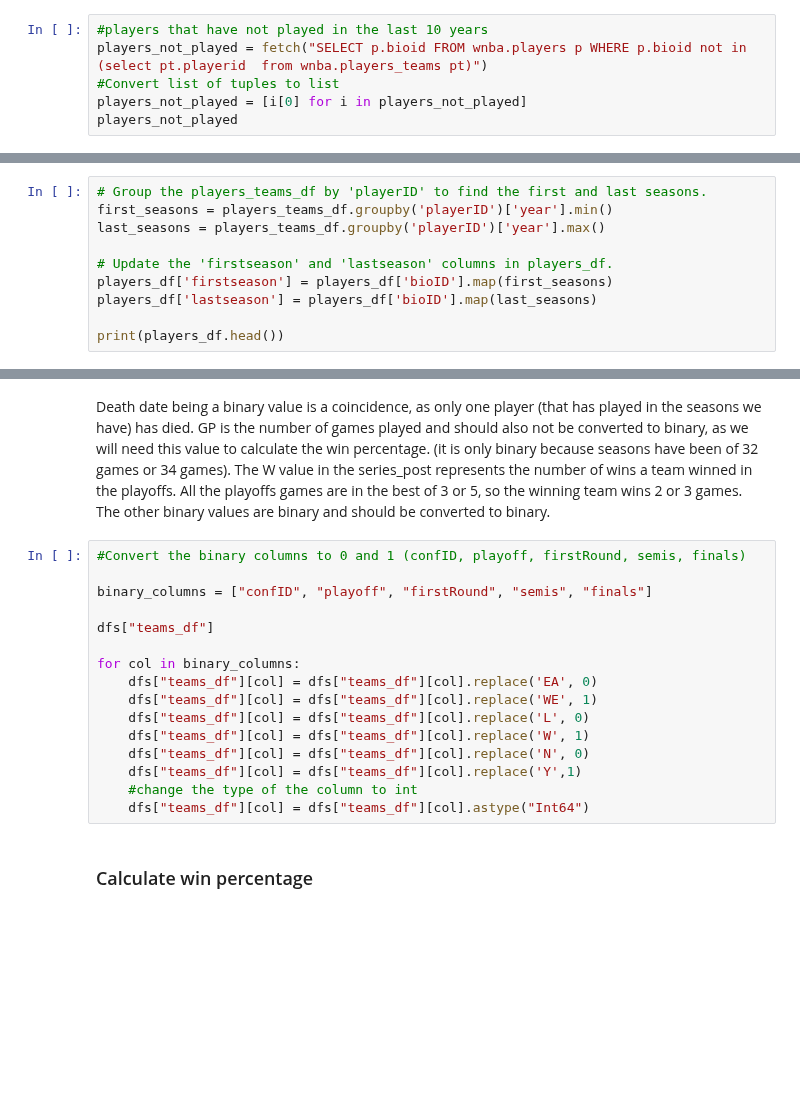
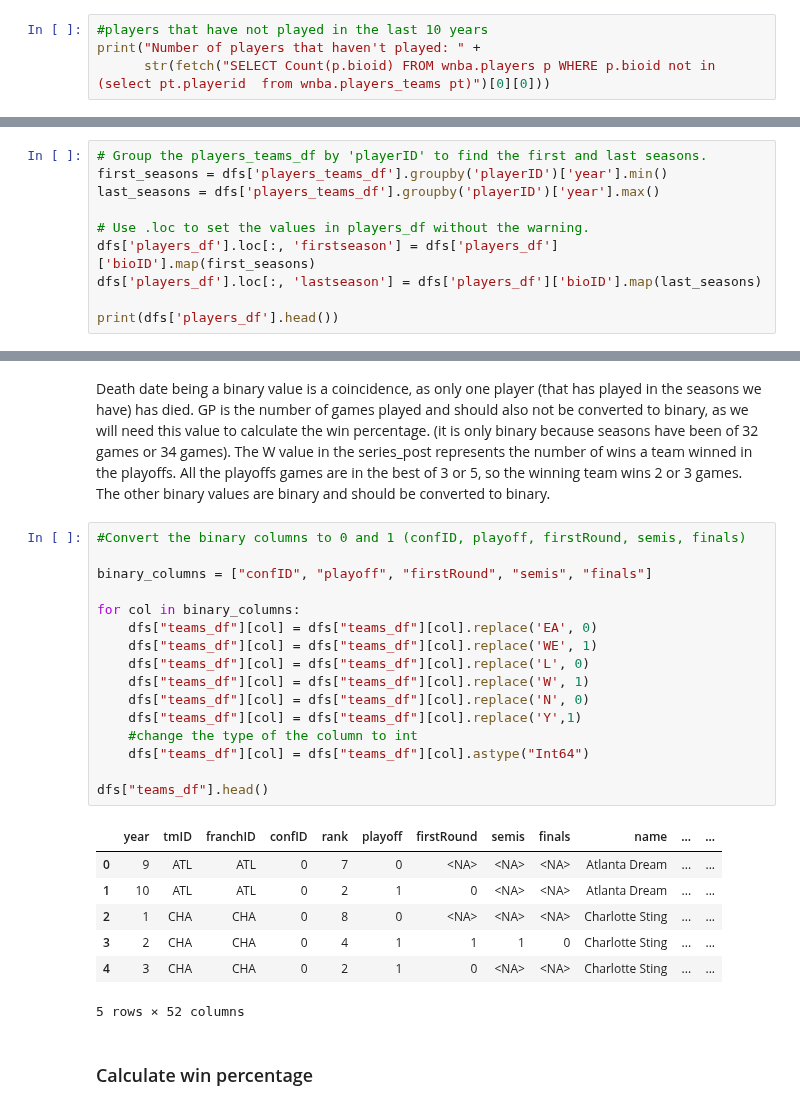
Before and after one commit to jogp10/WnbaPlayoffsPredicting, a Jupyter notebook: notebooks/preparation.ipynb, the cells around one changed output, grey strips where cells are left out. Saved outputs shown, nothing was run; the diff lists cells and outputs as text; blank space fills up the shorter version.

```diff
--- a/notebooks/preparation.ipynb
+++ b/notebooks/preparation.ipynb
@@ -166,8 +166,6 @@ dfs["teams_df"]["finals"] = dfs["teams_df"]["finals"].replace('', None)
 ### Remove the players that have not played any season
 # %%
 #players that have not played in the last 10 years
-players_not_played = fetch("SELECT p.bioid FROM wnba.players p WHERE p.bioid not in (select pt.playerid  from wnba.players_teams pt)")
-#Convert list of tuples to list
-players_not_played = [i[0] for i in players_not_played]
-players_not_played
+print("Number of players that haven't played: " +
+      str(fetch("SELECT Count(p.bioid) FROM wnba.players p WHERE p.bioid not in (select pt.playerid  from wnba.players_teams pt)")[0][0]))
 # %% [output]
@@ -225,12 +207,12 @@ Number of values in the players_df:  555
 As we mentioned before we will populate first and last season of a player in the wnba. We will do this by looking at the seasons table and finding the first and last season of a player. We will then populate the first and last season of a player in the players table.
 # %%
 # Group the players_teams_df by 'playerID' to find the first and last seasons.
-first_seasons = players_teams_df.groupby('playerID')['year'].min()
-last_seasons = players_teams_df.groupby('playerID')['year'].max()
+first_seasons = dfs['players_teams_df'].groupby('playerID')['year'].min()
+last_seasons = dfs['players_teams_df'].groupby('playerID')['year'].max()
 
-# Update the 'firstseason' and 'lastseason' columns in players_df.
-players_df['firstseason'] = players_df['bioID'].map(first_seasons)
-players_df['lastseason'] = players_df['bioID'].map(last_seasons)
+# Use .loc to set the values in players_df without the warning.
+dfs['players_df'].loc[:, 'firstseason'] = dfs['players_df']['bioID'].map(first_seasons)
+dfs['players_df'].loc[:, 'lastseason'] = dfs['players_df']['bioID'].map(last_seasons)
 
-print(players_df.head())
+print(dfs['players_df'].head())
 # %% [output]
@@ -289,19 +271,27 @@ The other binary values are binary and should be converted to binary.
 # %%
 #Convert the binary columns to 0 and 1 (confID, playoff, firstRound, semis, finals)
 
 binary_columns = ["confID", "playoff", "firstRound", "semis", "finals"]
-
-dfs["teams_df"]
 
 for col in binary_columns:
     dfs["teams_df"][col] = dfs["teams_df"][col].replace('EA', 0)
     dfs["teams_df"][col] = dfs["teams_df"][col].replace('WE', 1)
     dfs["teams_df"][col] = dfs["teams_df"][col].replace('L', 0)
     dfs["teams_df"][col] = dfs["teams_df"][col].replace('W', 1)
     dfs["teams_df"][col] = dfs["teams_df"][col].replace('N', 0)
     dfs["teams_df"][col] = dfs["teams_df"][col].replace('Y',1)
     #change the type of the column to int
     dfs["teams_df"][col] = dfs["teams_df"][col].astype("Int64")
+
+dfs["teams_df"].head()
+# %% [output]
+|  | year | tmID | franchID | confID | rank | playoff | firstRound | semis | finals | name | ... | ... |
+| 0 | 9 | ATL | ATL | 0 | 7 | 0 | <NA> | <NA> | <NA> | Atlanta Dream | ... | ... |
+| 1 | 10 | ATL | ATL | 0 | 2 | 1 | 0 | <NA> | <NA> | Atlanta Dream | ... | ... |
+| 2 | 1 | CHA | CHA | 0 | 8 | 0 | <NA> | <NA> | <NA> | Charlotte Sting | ... | ... |
+| 3 | 2 | CHA | CHA | 0 | 4 | 1 | 1 | 1 | 0 | Charlotte Sting | ... | ... |
+| 4 | 3 | CHA | CHA | 0 | 2 | 1 | 0 | <NA> | <NA> | Charlotte Sting | ... | ... |
+5 rows × 52 columns
 # %% [markdown]
 ### Calculate win percentage
 # %% [markdown]
```
Also changed, not shown: parts of 3 cells of this notebook.
